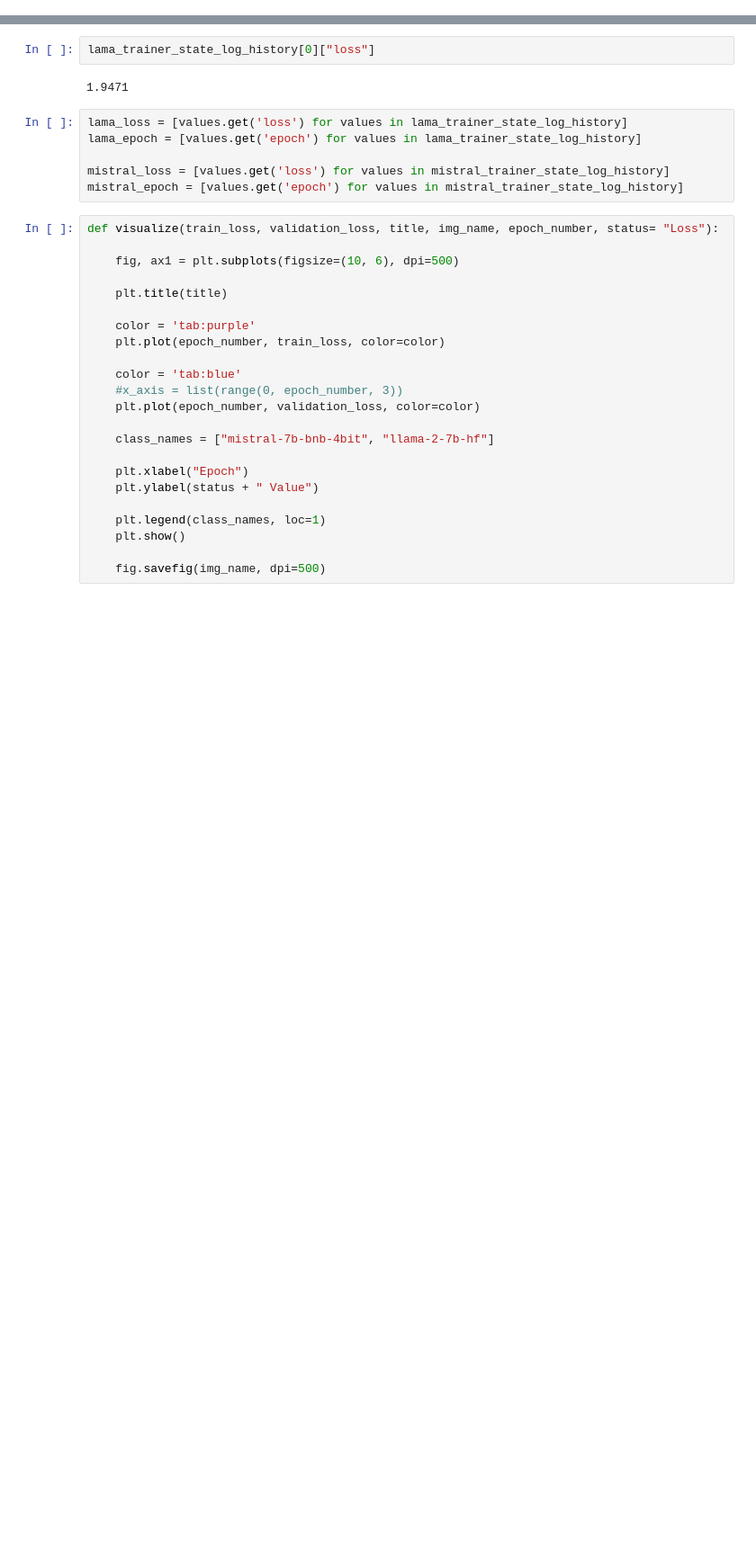
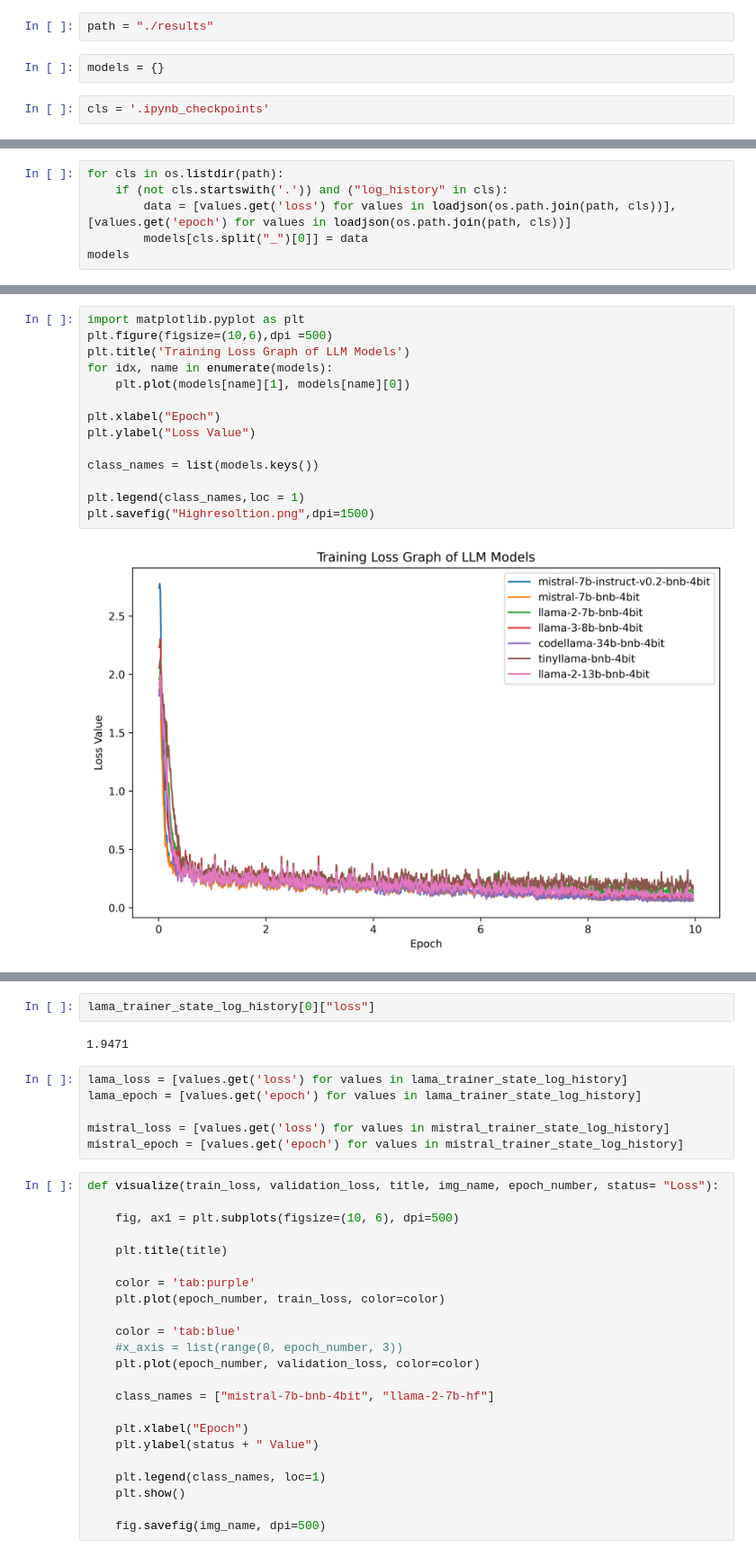
Before and after one commit to mntalha/LLM_Atom_Gen, a Jupyter notebook: figures.ipynb, the cells around one changed output, grey strips where cells are left out. Shown at 90% size. Drawn from its saved outputs; the diff is of its cells as text; blank space fills up the shorter version.

```diff
--- a/figures.ipynb
+++ b/figures.ipynb
@@ -6,0 +8,6 @@ dumpjson(data = trainer_stats, filename = "./trainer_stats.json")
+# %%
+path = "./results"
+# %%
+models = {}
+# %%
+cls = '.ipynb_checkpoints'
@@ -6,0 +18,6 @@ dumpjson(data = trainer_stats, filename = "./trainer_stats.json")
+# %%
+for cls in os.listdir(path):
+    if (not cls.startswith('.')) and ("log_history" in cls):
+        data = [values.get('loss') for values in loadjson(os.path.join(path, cls))], [values.get('epoch') for values in loadjson(os.path.join(path, cls))]
+        models[cls.split("_")[0]] = data
+models
@@ -6,0 +82,16 @@ dumpjson(data = trainer_stats, filename = "./trainer_stats.json")
+# %%
+import matplotlib.pyplot as plt
+plt.figure(figsize=(10,6),dpi =500)
+plt.title('Training Loss Graph of LLM Models')
+for idx, name in enumerate(models):
+    plt.plot(models[name][1], models[name][0])
+
+plt.xlabel("Epoch")
+plt.ylabel("Loss Value")
+
+class_names = list(models.keys())
+
+plt.legend(class_names,loc = 1)
+plt.savefig("Highresoltion.png",dpi=1500)
+# %% [output]
+[figure, added]
```
Also changed, not shown: parts of 12 cells of this notebook, 6 other files.
